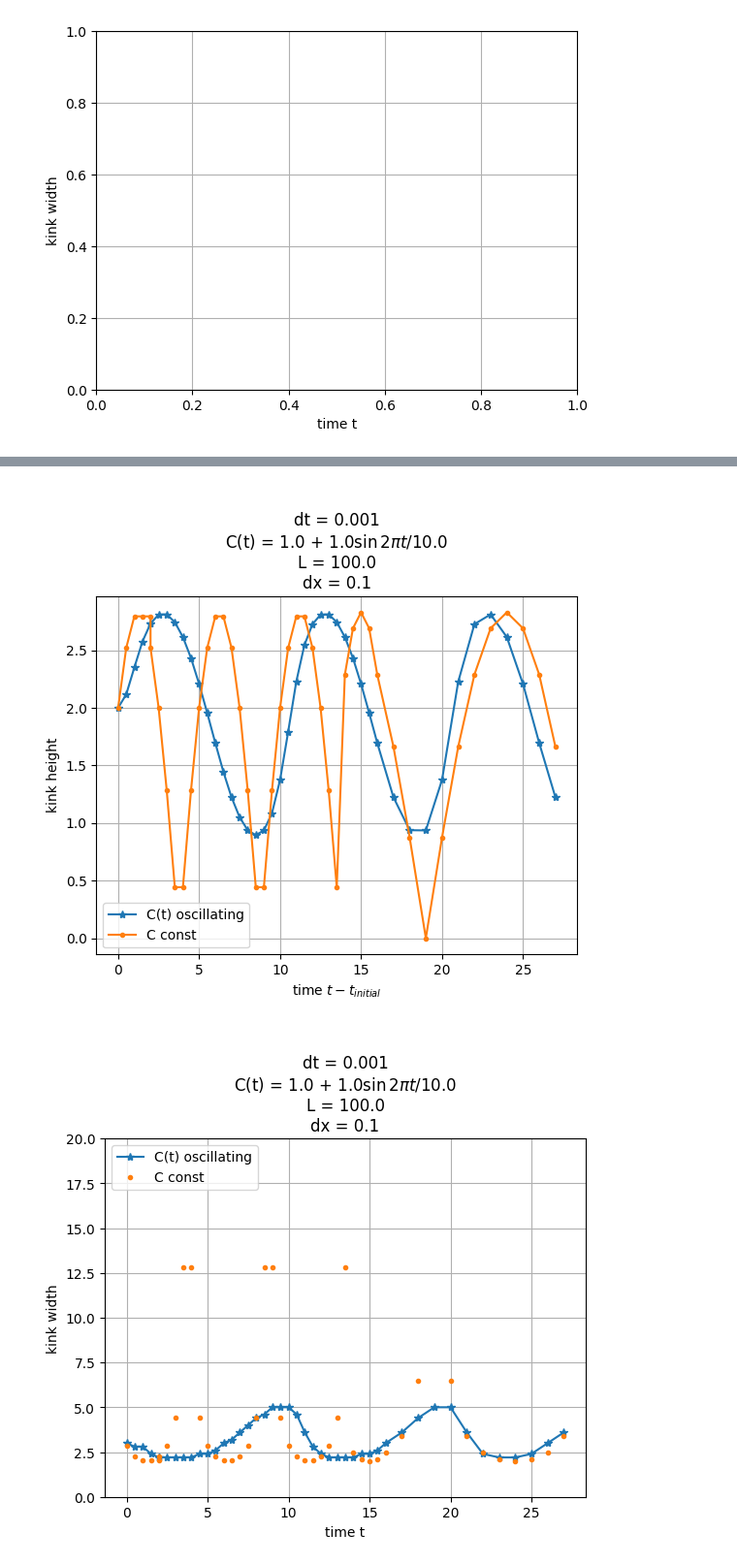
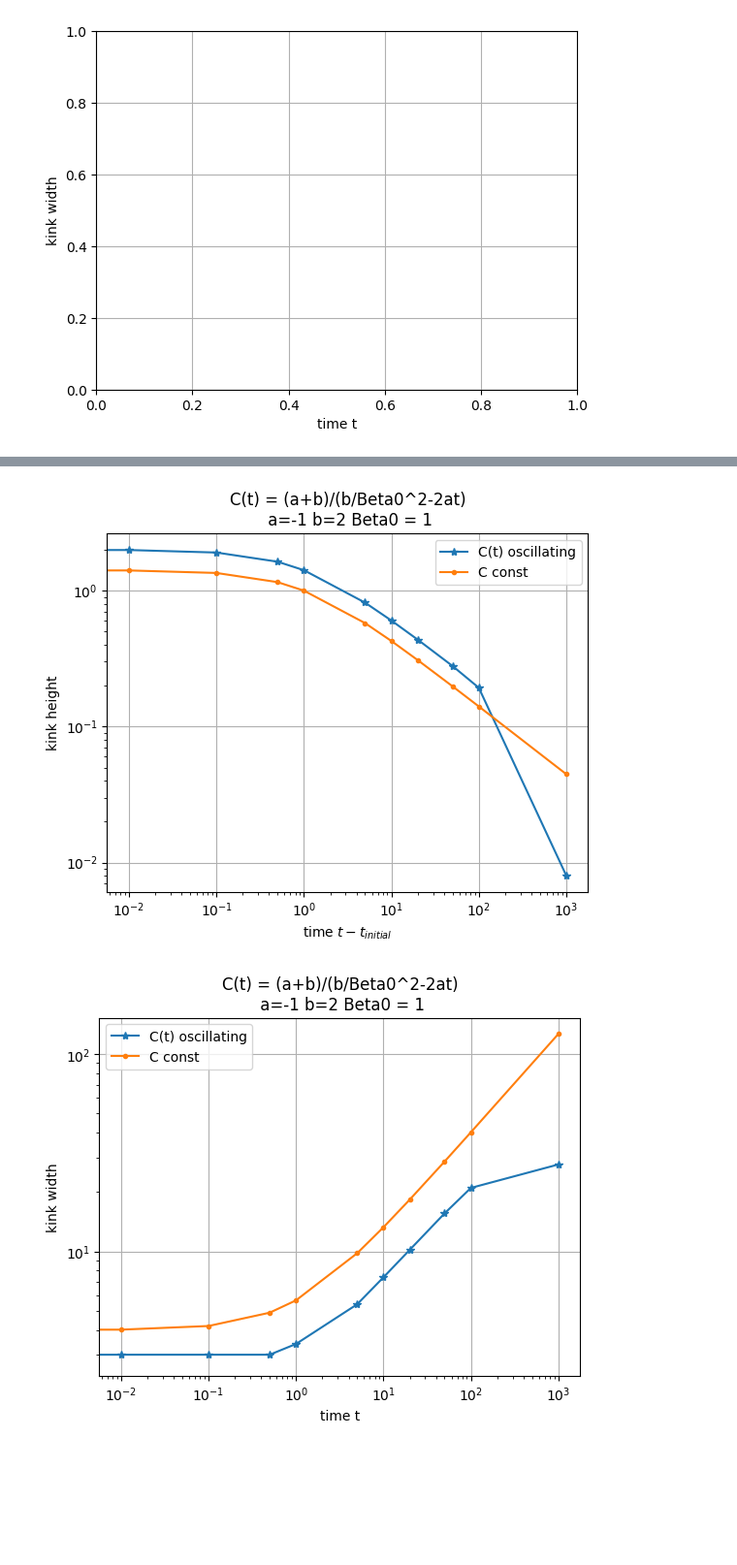
Before and after one commit to suanno/stage2, a Jupyter notebook: codes_tdgl/1D/plot/kink shape/measure width and height.ipynb, the cells around one changed output, grey strips where cells are left out. Shown at 97% size. Drawn from its saved outputs; the diff is of its cells as text; code cells hidden in the pictures; blank space fills up the shorter version.

```diff
--- a/codes_tdgl/1D/plot/kink shape/measure width and height.ipynb
+++ b/codes_tdgl/1D/plot/kink shape/measure width and height.ipynb
@@ -10,3 +8,5 @@ dir_save = "../../.saves/" + "two kinks shape changing C T = 10 Cave = 1/"
+# %%
+dir_save = "../../.saves/" + "C power law decaying a=-1 b=2 B0 = 1/"
 # %% [markdown]
 ## Rescaling u(x)
 
@@ -114,8 +114,6 @@ for folder in sorted(os.listdir(dir_save), reverse=False):
     state_time = tmax
     state_time = round(state_time, 3)
     labell = "t = " + str(state_time) # Label with time (uncomment for custom label)
-    if T < 0:
-        labell = labell + " (initial)"  # For initial state preparation, C does not oscillate
     # Get custom label of the curve (use it only if it is not empty)
     f = open(dir + "/label.dat", "r")
     label = f.readline().strip('\n')
@@ -187,11 +185,17 @@ title = title + "\ndx = " + str(round(dx,3))
 #label = label + "; T = " + str(T) + "; A = " + str(A)
 #else:
 #label = label + "; C = " + str(A) + " cost"
+
+# Custom title
+title = "C(t) = (a+b)/(b/Beta0^2-2at)\n a=-1 b=2 Beta0 = 1"
+
+
 ax.set_title(title)
 ax_h.set_title(title)
 ax_w.set_title(title)
 #fig
 
+
 #ax_h.plot(Cs, hs)
 #fig_h
 #ax_w.plot(Cs,ws)
@@ -225,35 +229,38 @@ ax_h.plot(ts_-ts_[0]*np.ones(len(ts_)),hs,"-*",label="C(t) oscillating")
 ax_h.plot(ts_-ts_[0]*np.ones(len(ts_)), 2*np.sqrt(Cs),".-",label="C const")
 ax_h.legend()
 ax_h.set_xlabel("time $t-t_{initial}$")
-ax_h.set_xscale("linear")
-ax_h.set_yscale("linear")
+ax_h.set_xscale("log")
+ax_h.set_yscale("log")
 fig_h
 # %% [output]
-[figure, old version]
+[figure, new version]
 # %%
 # Kink's width
 
 # Reorder arrays
 ts_, ws = zip(*sorted(zip(ts, ws)))
 
 
 ax_w.plot(ts_-ts_[0]*np.ones(len(ts_)),ws,"*-",label="C(t) oscillating")
 # Analytical if Adiabatic
 reciprocalCs = np.zeros(len(Cs))
 i = 0
 for C in Cs:
     if (np.abs(C)) > 1e-5:
         reciprocalCs[i] = 1/C
     else:
         reciprocalCs[i] = 100000
     i = i + 1
-ax_w.plot(ts_-ts_[0]*np.ones(len(ts_)), 2**(3/2)*np.sqrt(reciprocalCs),".",label="C const")
+ax_w.plot(ts_-ts_[0]*np.ones(len(ts_)), 2**(3/2)*np.sqrt(reciprocalCs),".-",label="C const")
 ax_w.legend()
-ax_w.set_ylim(0,20)
-ax_w.set_xscale("linear")
-ax_w.set_yscale("linear")
+#ax_w.set_ylim(0,20)
+ax_w.set_xscale("log")
+ax_w.set_yscale("log")
 #ax_w.set_xlim(0,300)
+#ax_w.set_ylim(0,10)
+
+
 fig_w
 # %% [output]
-[figure, old version]
+[figure, new version]
 # %%
```
Also changed, not shown: parts of 4 cells of this notebook, 17 other files.
